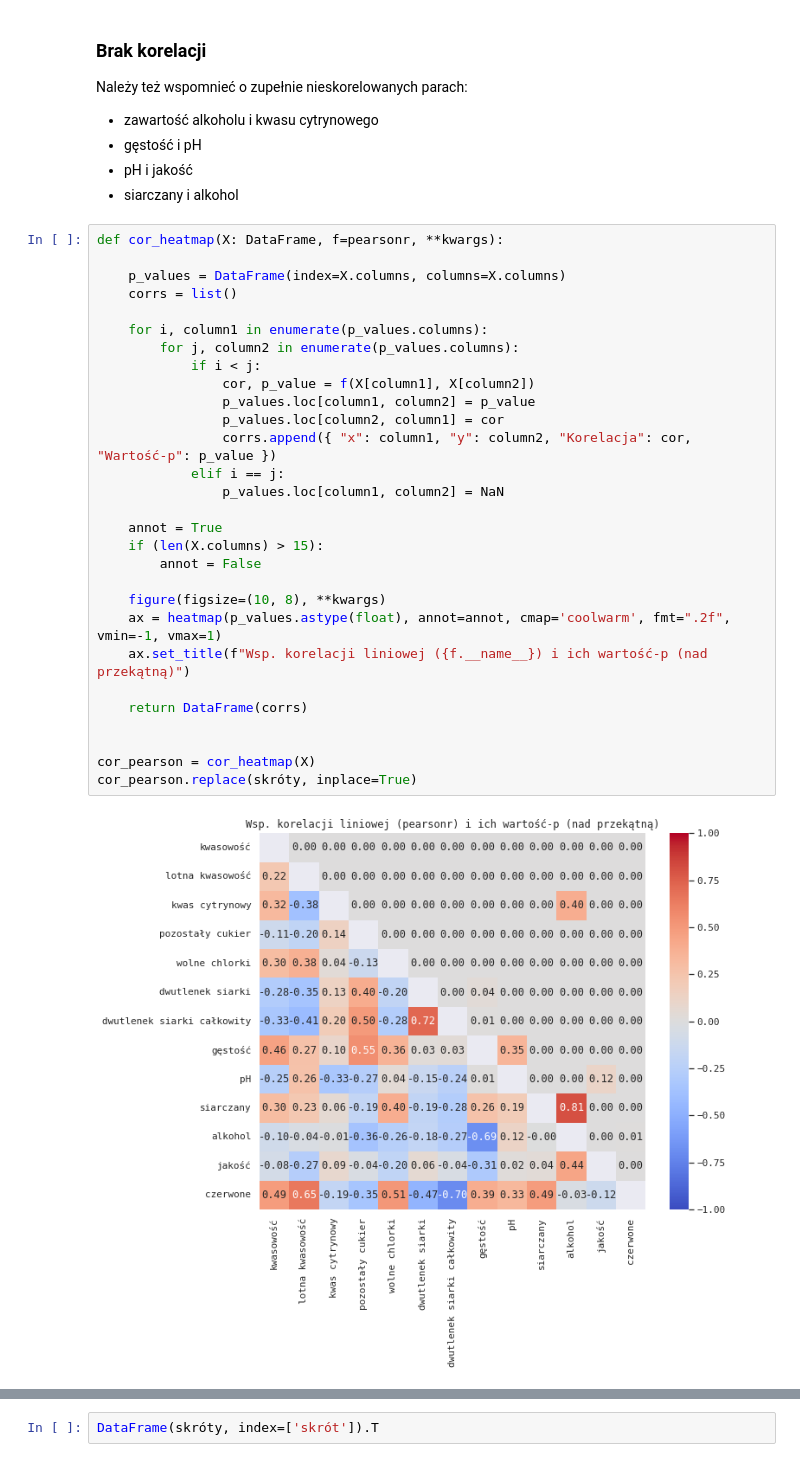
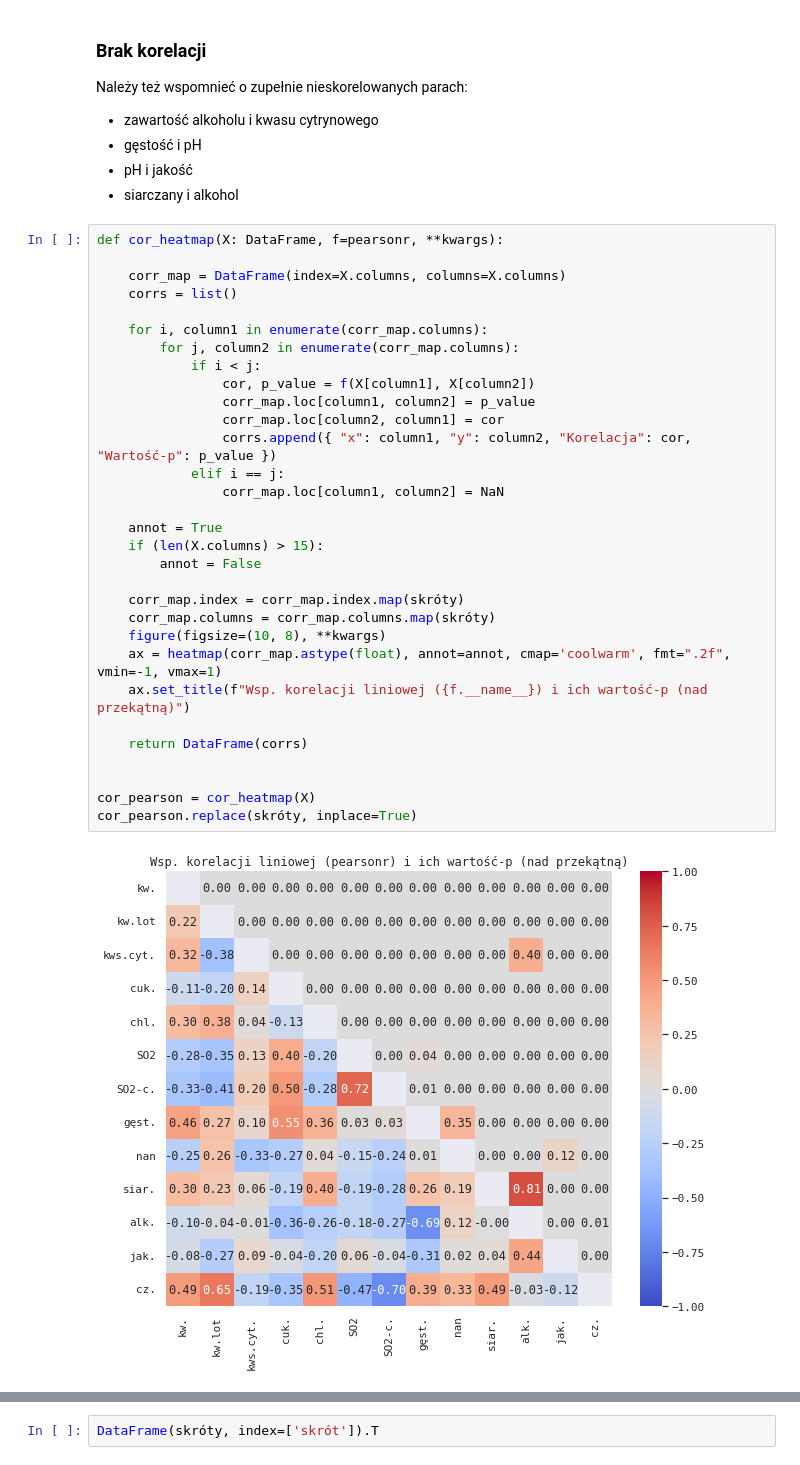
Before and after one commit to JakisTam-maTsikaJ/winko, a Jupyter notebook: statystyki.ipynb, the cells around one changed output, grey strips where cells are left out. Drawn from its saved outputs; the diff is of its cells as text.

```diff
--- a/statystyki.ipynb
+++ b/statystyki.ipynb
@@ -346,34 +346,36 @@ Należy też wspomnieć o zupełnie nieskorelowanych parach:
 # %%
 def cor_heatmap(X: DataFrame, f=pearsonr, **kwargs):
 
-    p_values = DataFrame(index=X.columns, columns=X.columns)
+    corr_map = DataFrame(index=X.columns, columns=X.columns)
     corrs = list()
 
-    for i, column1 in enumerate(p_values.columns):
-        for j, column2 in enumerate(p_values.columns):
+    for i, column1 in enumerate(corr_map.columns):
+        for j, column2 in enumerate(corr_map.columns):
             if i < j:
                 cor, p_value = f(X[column1], X[column2])
-                p_values.loc[column1, column2] = p_value
-                p_values.loc[column2, column1] = cor
+                corr_map.loc[column1, column2] = p_value
+                corr_map.loc[column2, column1] = cor
                 corrs.append({ "x": column1, "y": column2, "Korelacja": cor, "Wartość-p": p_value })
             elif i == j:
-                p_values.loc[column1, column2] = NaN
+                corr_map.loc[column1, column2] = NaN
 
     annot = True
     if (len(X.columns) > 15):
         annot = False
 
+    corr_map.index = corr_map.index.map(skróty)
+    corr_map.columns = corr_map.columns.map(skróty)
     figure(figsize=(10, 8), **kwargs)
-    ax = heatmap(p_values.astype(float), annot=annot, cmap='coolwarm', fmt=".2f", vmin=-1, vmax=1)
+    ax = heatmap(corr_map.astype(float), annot=annot, cmap='coolwarm', fmt=".2f", vmin=-1, vmax=1)
     ax.set_title(f"Wsp. korelacji liniowej ({f.__name__}) i ich wartość-p (nad przekątną)")
 
     return DataFrame(corrs)
 
 
 cor_pearson = cor_heatmap(X)
 cor_pearson.replace(skróty, inplace=True)
 # %% [output]
-[figure, old version]
+[figure, new version]
 # %%
 def cor_graph(cor_list, **kwargs):
 
```
Also changed, not shown: parts of 6 cells of this notebook, 2 other files.
